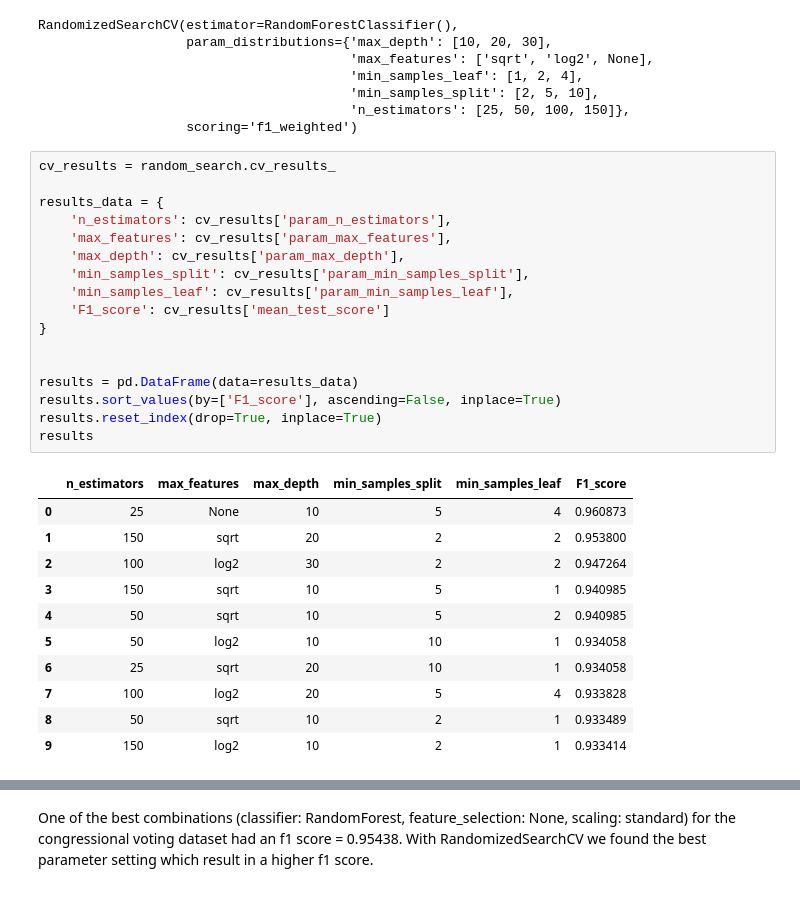
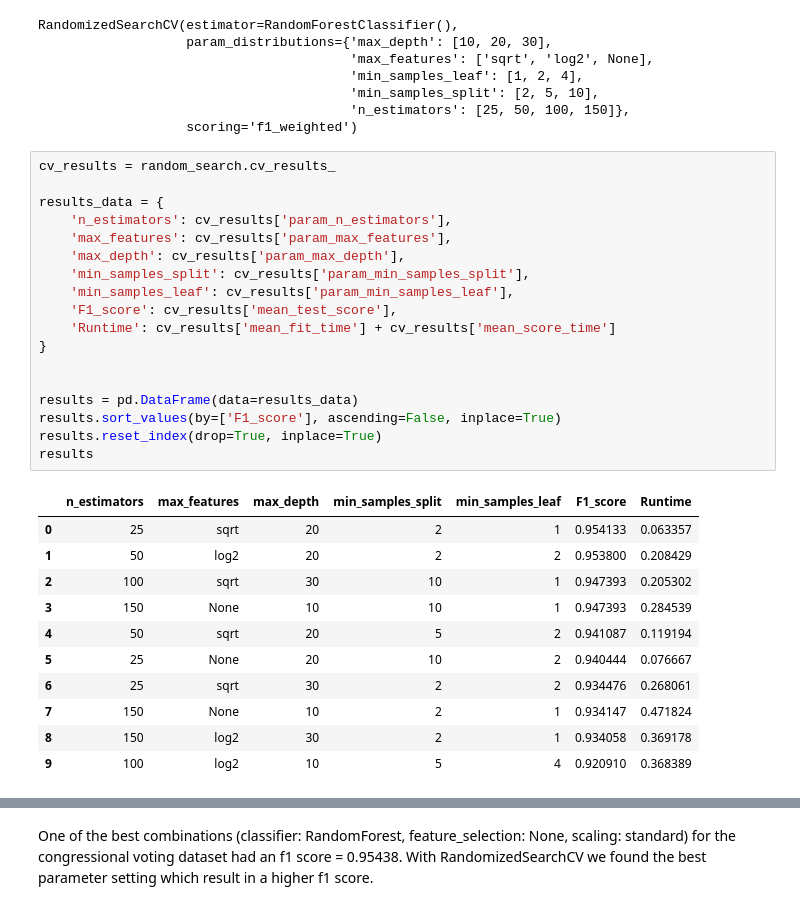
Before and after one commit to izsom/MachineLearning23ws, a Jupyter notebook: Exercise1/parameter_tuning.ipynb, the cells around one changed output, grey strips where cells are left out. Saved outputs shown, nothing was run; the diff lists cells and outputs as text.

```diff
--- a/Exercise1/parameter_tuning.ipynb
+++ b/Exercise1/parameter_tuning.ipynb
@@ -96,32 +96,33 @@ RandomizedSearchCV(estimator=RandomForestClassifier(),
 # %%
 cv_results = random_search.cv_results_
 
 results_data = {
     'n_estimators': cv_results['param_n_estimators'],
     'max_features': cv_results['param_max_features'],
     'max_depth': cv_results['param_max_depth'],
     'min_samples_split': cv_results['param_min_samples_split'],
     'min_samples_leaf': cv_results['param_min_samples_leaf'],
-    'F1_score': cv_results['mean_test_score']
+    'F1_score': cv_results['mean_test_score'],
+    'Runtime': cv_results['mean_fit_time'] + cv_results['mean_score_time']
 }
 
 
 results = pd.DataFrame(data=results_data)
 results.sort_values(by=['F1_score'], ascending=False, inplace=True)
 results.reset_index(drop=True, inplace=True)
 results
 # %% [output]
-|  | n_estimators | max_features | max_depth | min_samples_split | min_samples_leaf | F1_score |
-| 0 | 25 | None | 10 | 5 | 4 | 0.960873 |
-| 1 | 150 | sqrt | 20 | 2 | 2 | 0.953800 |
-| 2 | 100 | log2 | 30 | 2 | 2 | 0.947264 |
-| 3 | 150 | sqrt | 10 | 5 | 1 | 0.940985 |
-| 4 | 50 | sqrt | 10 | 5 | 2 | 0.940985 |
-| 5 | 50 | log2 | 10 | 10 | 1 | 0.934058 |
-| 6 | 25 | sqrt | 20 | 10 | 1 | 0.934058 |
-| 7 | 100 | log2 | 20 | 5 | 4 | 0.933828 |
-| 8 | 50 | sqrt | 10 | 2 | 1 | 0.933489 |
-| 9 | 150 | log2 | 10 | 2 | 1 | 0.933414 |
+|  | n_estimators | max_features | max_depth | min_samples_split | min_samples_leaf | F1_score | Runtime |
+| 0 | 25 | sqrt | 20 | 2 | 1 | 0.954133 | 0.063357 |
+| 1 | 50 | log2 | 20 | 2 | 2 | 0.953800 | 0.208429 |
+| 2 | 100 | sqrt | 30 | 10 | 1 | 0.947393 | 0.205302 |
+| 3 | 150 | None | 10 | 10 | 1 | 0.947393 | 0.284539 |
+| 4 | 50 | sqrt | 20 | 5 | 2 | 0.941087 | 0.119194 |
+| 5 | 25 | None | 20 | 10 | 2 | 0.940444 | 0.076667 |
+| 6 | 25 | sqrt | 30 | 2 | 2 | 0.934476 | 0.268061 |
+| 7 | 150 | None | 10 | 2 | 1 | 0.934147 | 0.471824 |
+| 8 | 150 | log2 | 30 | 2 | 1 | 0.934058 | 0.369178 |
+| 9 | 100 | log2 | 10 | 5 | 4 | 0.920910 | 0.368389 |
 # %%
 # Get the best estimator from RandomizedSearchCV
 best_estimator = random_search.best_estimator_
```
Also changed, not shown: parts of 8 cells of this notebook, 52 other files.
